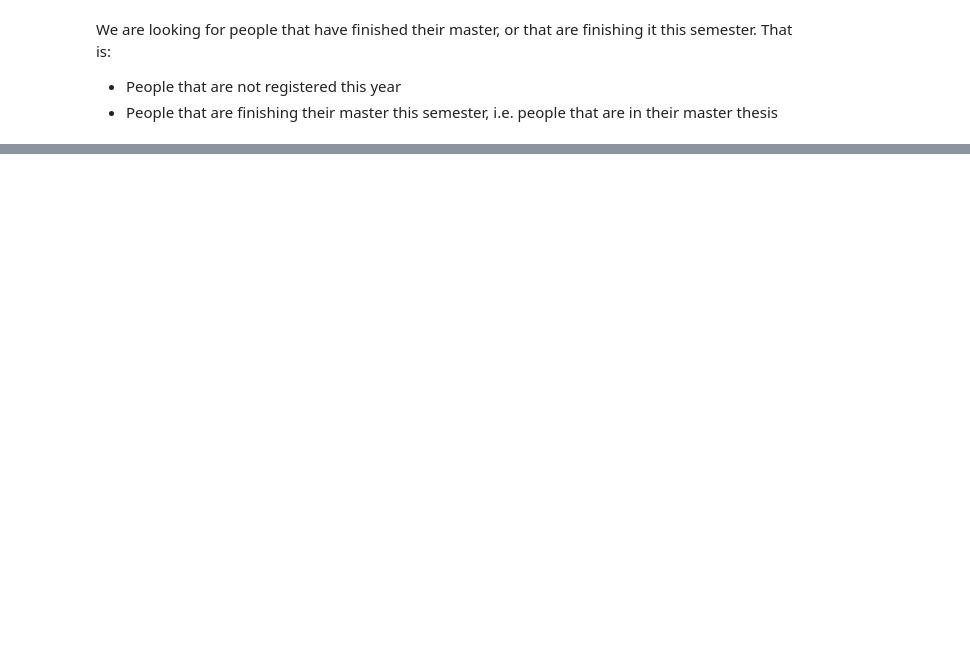
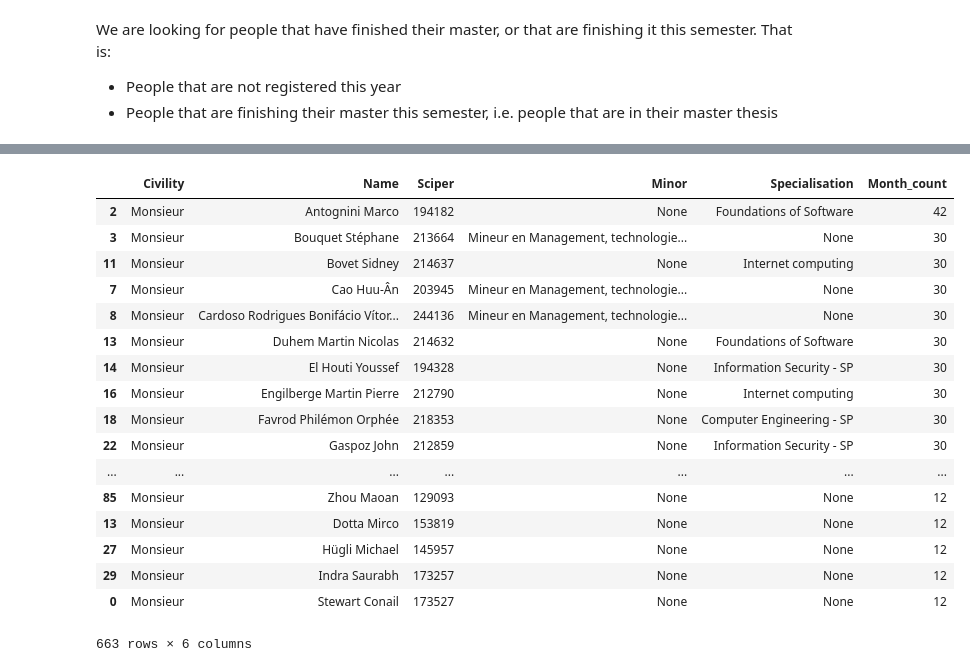
Before and after one commit to bojbilla/AdaHomeworks, a Jupyter notebook: 02 - Data from the Web/HW2.ipynb, the cells around one changed output, grey strips where cells are left out. Cells and saved outputs as stored; diff of their text form; code cells hidden in the pictures; blank space fills up the shorter version.

Commit message:
stuff on masters, with no explanation

```diff
--- a/02 - Data from the Web/HW2.ipynb
+++ b/02 - Data from the Web/HW2.ipynb
@@ -240,3 +305,9 @@ We are looking for people that have finished their master, or that are finishing
 # %%
 master_incomplete = master[(master["Year"] == "y20162017") & (master["Semester"] != "MasterThesisFall")]
 master_complete = master[~master["Sciper"].isin(master_incomplete["Sciper"])]
+master_complete_sem = master_complete.groupby("Sciper").size()
+master_complete_scipers = master_complete_sem[master_complete_sem > 1]
+scipers_frame = master_complete_scipers.to_frame()
+scipers_frame.columns = ["Month_count"]
+scipers_frame["Month_count"] = scipers_frame["Month_count"]*6
+scipers_frame
@@ -243,3 +334,30 @@ master_complete = master[~master["Sciper"].isin(master_incomplete["Sciper"])]
+# %%
+civilities_master = master_complete[["Civility", "Name", "Sciper", "Minor", "Specialisation"]].drop_duplicates()
+# %%
+master_complete = civilities_master.join(scipers_frame, how='inner', on='Sciper')
+minor_or_spe = master_complete[(~master_complete["Minor"].isnull()) | (~master_complete["Specialisation"].isnull())]
+not_minor_or_spe = master_complete[~master_complete["Sciper"].isin(minor_or_spe["Sciper"])]
+x = pd.concat([minor_or_spe, not_minor_or_spe])
+x
+# %% [output]
+|  | Civility | Name | Sciper | Minor | Specialisation | Month_count |
+| 2 | Monsieur | Antognini Marco | 194182 | None | Foundations of Software | 42 |
+| 3 | Monsieur | Bouquet Stéphane | 213664 | Mineur en Management, technologie... | None | 30 |
+| 11 | Monsieur | Bovet Sidney | 214637 | None | Internet computing | 30 |
+| 7 | Monsieur | Cao Huu-Ân | 203945 | Mineur en Management, technologie... | None | 30 |
+| 8 | Monsieur | Cardoso Rodrigues Bonifácio Vítor... | 244136 | Mineur en Management, technologie... | None | 30 |
+| 13 | Monsieur | Duhem Martin Nicolas | 214632 | None | Foundations of Software | 30 |
+| 14 | Monsieur | El Houti Youssef | 194328 | None | Information Security - SP | 30 |
+| 16 | Monsieur | Engilberge Martin Pierre | 212790 | None | Internet computing | 30 |
+| 18 | Monsieur | Favrod Philémon Orphée | 218353 | None | Computer Engineering - SP | 30 |
+| 22 | Monsieur | Gaspoz John | 212859 | None | Information Security - SP | 30 |
+| ... | ... | ... | ... | ... | ... | ... |
+| 85 | Monsieur | Zhou Maoan | 129093 | None | None | 12 |
+| 13 | Monsieur | Dotta Mirco | 153819 | None | None | 12 |
+| 27 | Monsieur | Hügli Michael | 145957 | None | None | 12 |
+| 29 | Monsieur | Indra Saurabh | 173257 | None | None | 12 |
+| 0 | Monsieur | Stewart Conail | 173527 | None | None | 12 |
+663 rows × 6 columns
 # %%
 master_sem_count = master_complete[['Sciper']].copy()
 master_sem_count['Month count'] = 6
```
Also changed, not shown: parts of 5 cells of this notebook.
